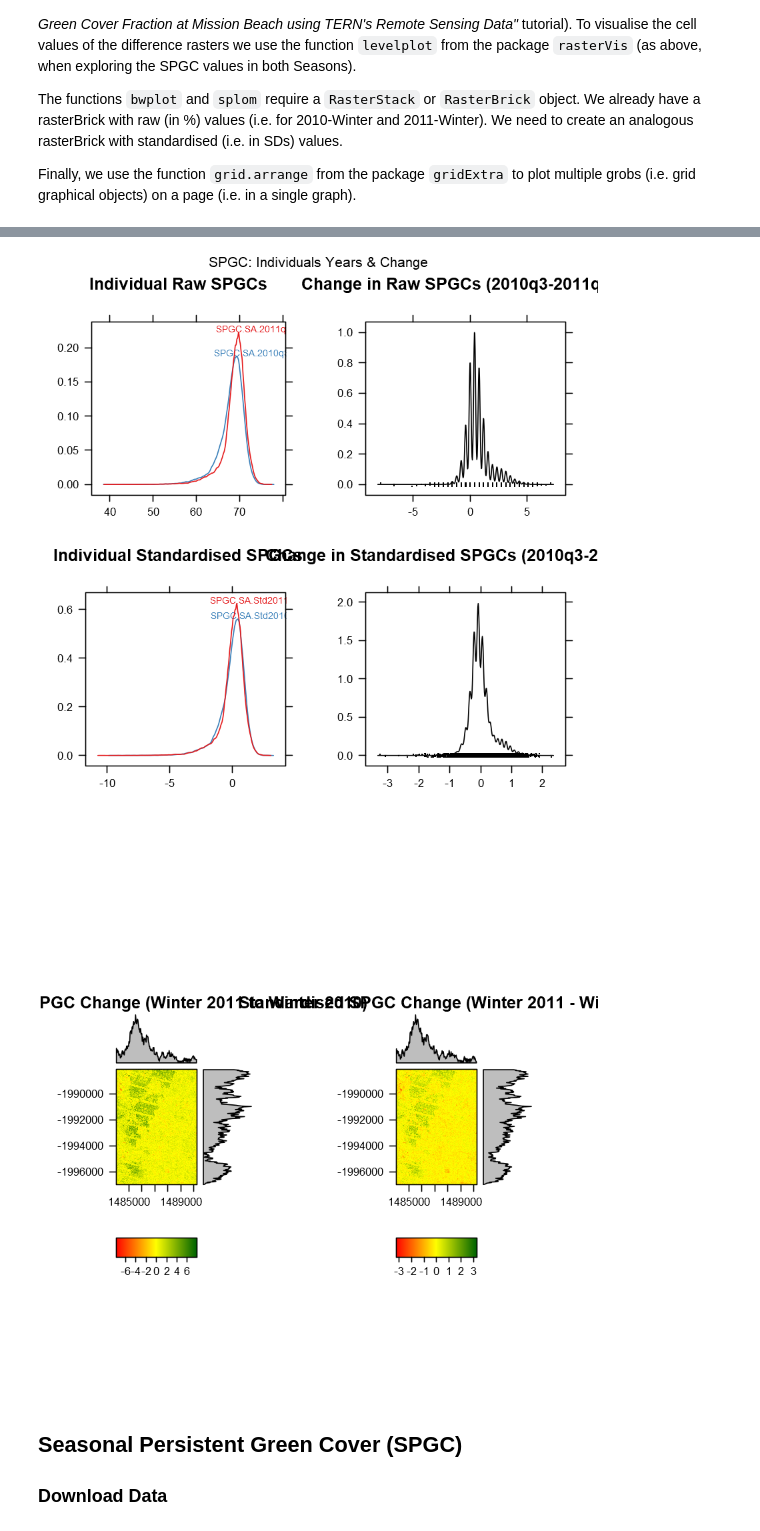
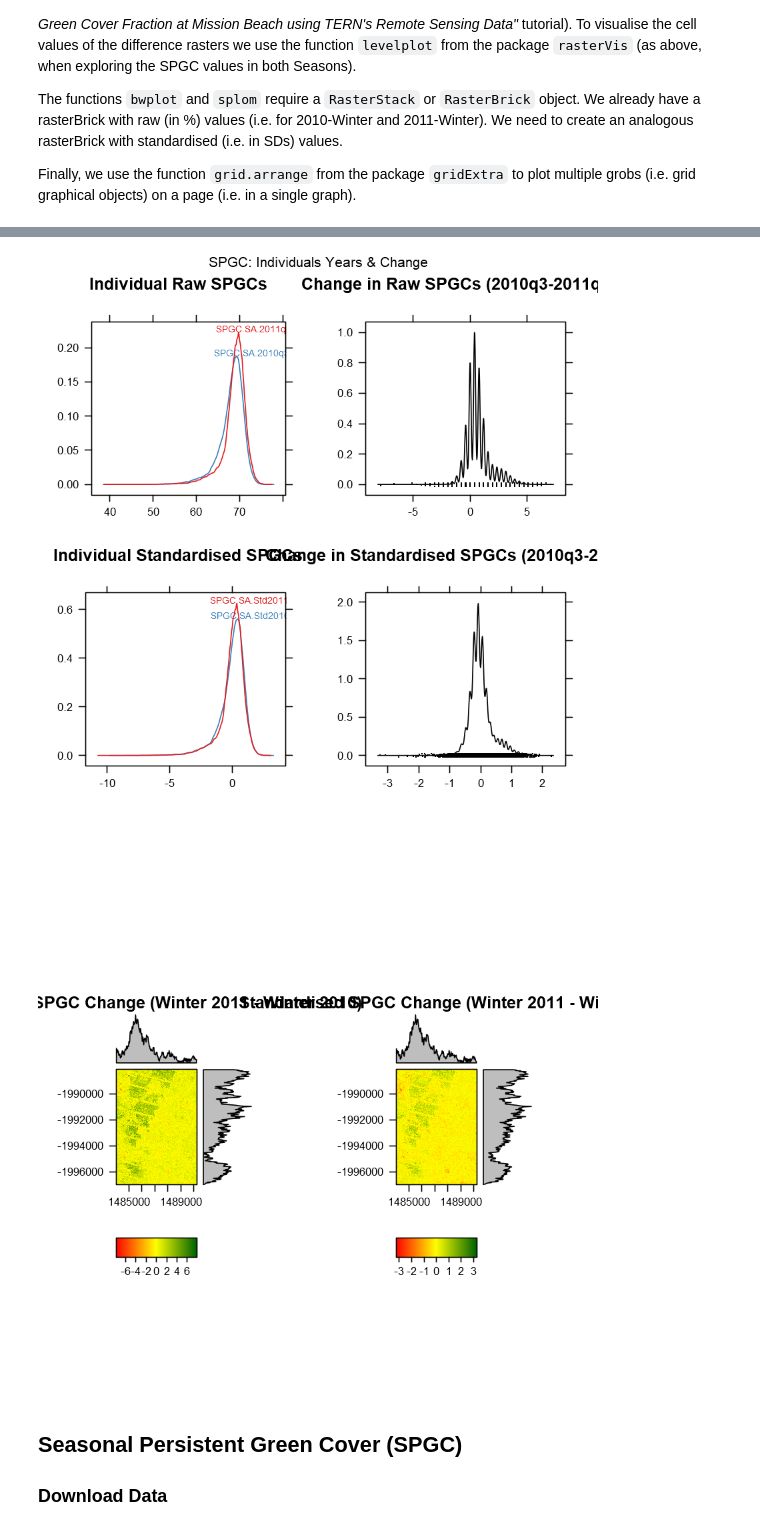
Before and after one commit to ternaustralia/TERN-Data-Skills, a Jupyter notebook: Workshops/FunGIS_2019/JNb_YasiEffectsonGCatMB_FunGIS.ipynb, the cells around one changed output, grey strips where cells are left out. Cells and saved outputs as stored; diff of their text form; code cells hidden in the pictures.

```diff
--- a/Workshops/FunGIS_2019/JNb_YasiEffectsonGCatMB_FunGIS.ipynb
+++ b/Workshops/FunGIS_2019/JNb_YasiEffectsonGCatMB_FunGIS.ipynb
@@ -745,8 +773,8 @@ Finally, we use the function `grid.arrange` from the package `gridExtra` to plot
 # We need to create an analogous rasterBrick with standarised (i.e. in SDs) values.
 
 
-# Create Raster Brick object with Standardised SPGC
-# -------------------------------------------------
+# Create RasterBrick object with Standardised SPGC
+# ------------------------------------------------
 SPGC.StudyArea.Std2010q3_2011q3.rb = brick(normImage(SPGC.StudyArea.2010q3.rl), normImage(SPGC.StudyArea.2011q3.rl))
 names(SPGC.StudyArea.Std2010q3_2011q3.rb) = c("SPGC.SA.Std2010q3", "SPGC.SA.Std2011q3")
 SPGC.StudyArea.Std2010q3_2011q3.rb
@@ -839,7 +867,7 @@ RawSPGC.Diff.cols = colorRampPalette(c("red", "yellow", "darkgreen"))(length(Raw
 # Create Raster Plots with Density Plots
 # ......................................
 StudyArea.RawSPGCDiff.p = levelplot( SPGC.StudyArea.Diffq3.rl, at=RawSPGC.Diff.breaks,
-                                     col.regions=RawSPGC.Diff.cols, main="Raw SPGC Change (Winter 2011 to Winter 2010)" )
+                                     col.regions=RawSPGC.Diff.cols, main="Raw SPGC Change (Winter 2011 - Winter 2010)" )
 
 
 # Change in Standardised SPGC
@@ -857,34 +885,34 @@ StdSPGC.Diff.cols = colorRampPalette(c("red", "yellow", "darkgreen"))(length(Std
 # ......................................
 StudyArea.StdSPGCDiff.p = levelplot(SPGC.StudyArea.StdDiffq3.rl, at=StdSPGC.Diff.breaks,
                                      col.regions=StdSPGC.Diff.cols, main="Standardised SPGC Change (Winter 2011 - Winter 2010)")
 
 
 # Plot Raster Plots
 # ~~~~~~~~~~~~~~~~~
 # `grid.arrange` provides multiple plots per page. They look good on screen,
 # but might be too small in the Workshop/Tutorial report.
 
 # Plot Raw & Standardised Change in SPGC from the Winter of 2010 to the Winter of 2011
 grid.arrange(StudyArea.RawSPGCDiff.p, StudyArea.StdSPGCDiff.p, nrow=1)
 
 # Create individual plots of SPGC rasters for both years (previously both years graphed in a single plot)
 SA.SPGC.2010q3.p = levelplot(SPGC.StudyArea.2010q3.rl, at=SPGC.breaks, col.regions=SPGC.cols, main="Seasonal Persistent Green Cover (2010-Winter)")
 SA.SPGC.2011q3.p = levelplot(SPGC.StudyArea.2011q3.rl, at=SPGC.breaks, col.regions=SPGC.cols, main="Seasonal Persistent Green Cover (2011-Winter)")
 ## Plot Raw Values (top row) + Raw & Standardised Change (bottom row)
 #grid.arrange(SA.SPGC.2010q3.p, SA.SPGC.2011q3.p, StudyArea.RawSPGCDiff.p, StudyArea.StdSPGCDiff.p, nrow=2)
 # %% [output]
 class       : RasterBrick
 dimensions  : 295, 206, 60770, 2  (nrow, ncol, ncell, nlayers)
 resolution  : 30, 30  (x, y)
 extent      : 1484025, 1490205, -1996985, -1988135  (xmin, xmax, ymin, ymax)
 coord. ref. : +proj=aea +lat_1=-18 +lat_2=-36 +lat_0=0 +lon_0=132 +x_0=0 +y_0=0 +ellps=GRS80 +units=m +no_defs
 data source : in memory
 names       : SPGC.SA.Std2010q3, SPGC.SA.Std2011q3
 min values  :         -9.645614,        -10.521245
 max values  :          3.048260,          2.860489
 [figure]
 [figure]
-[figure, old version]
+[figure, new version]
 # %% [markdown]
 ## Seasonal Persistent Green Cover (SPGC)
 
```
Also changed, not shown: parts of 18 cells of this notebook, 32 other files.
